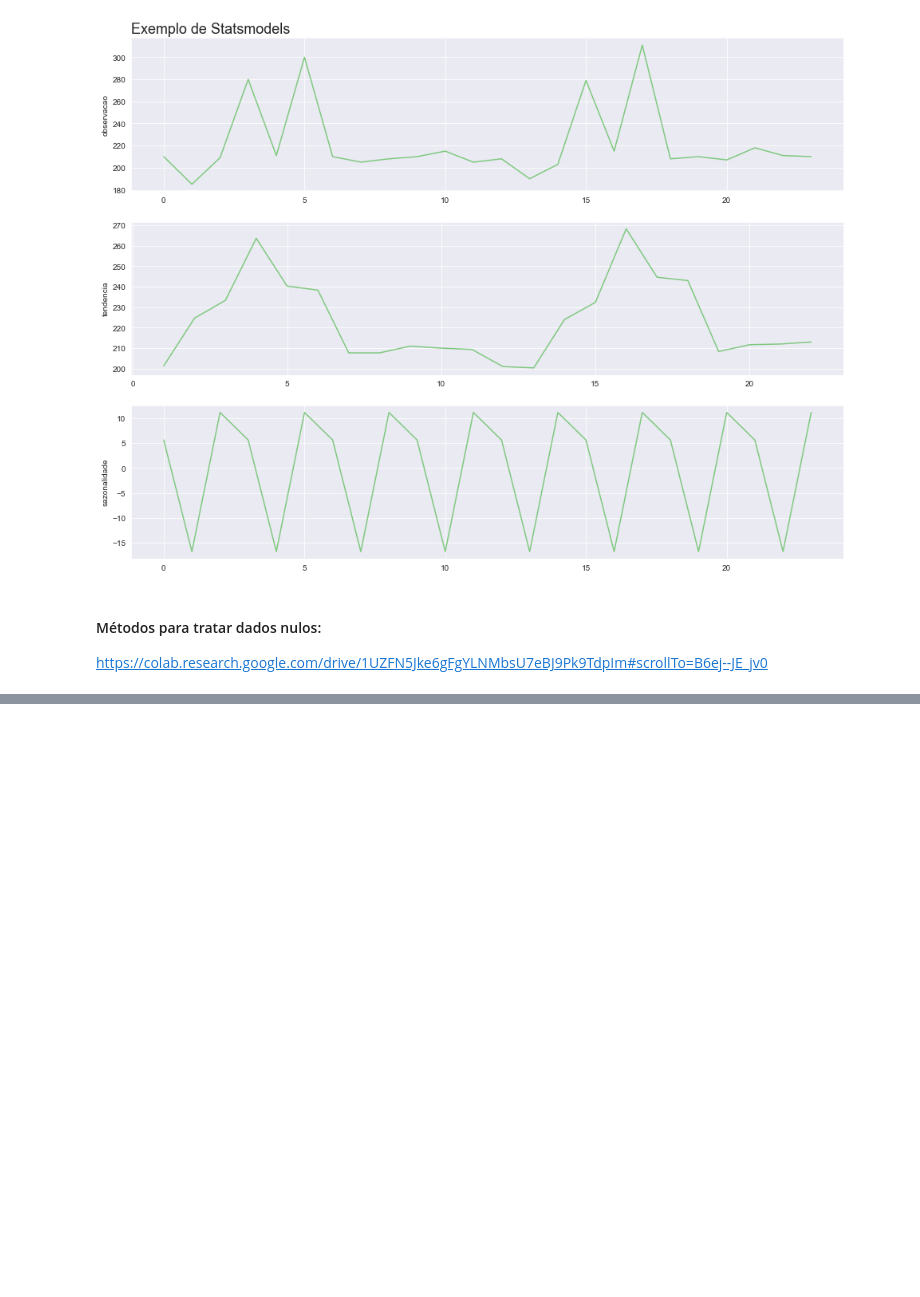
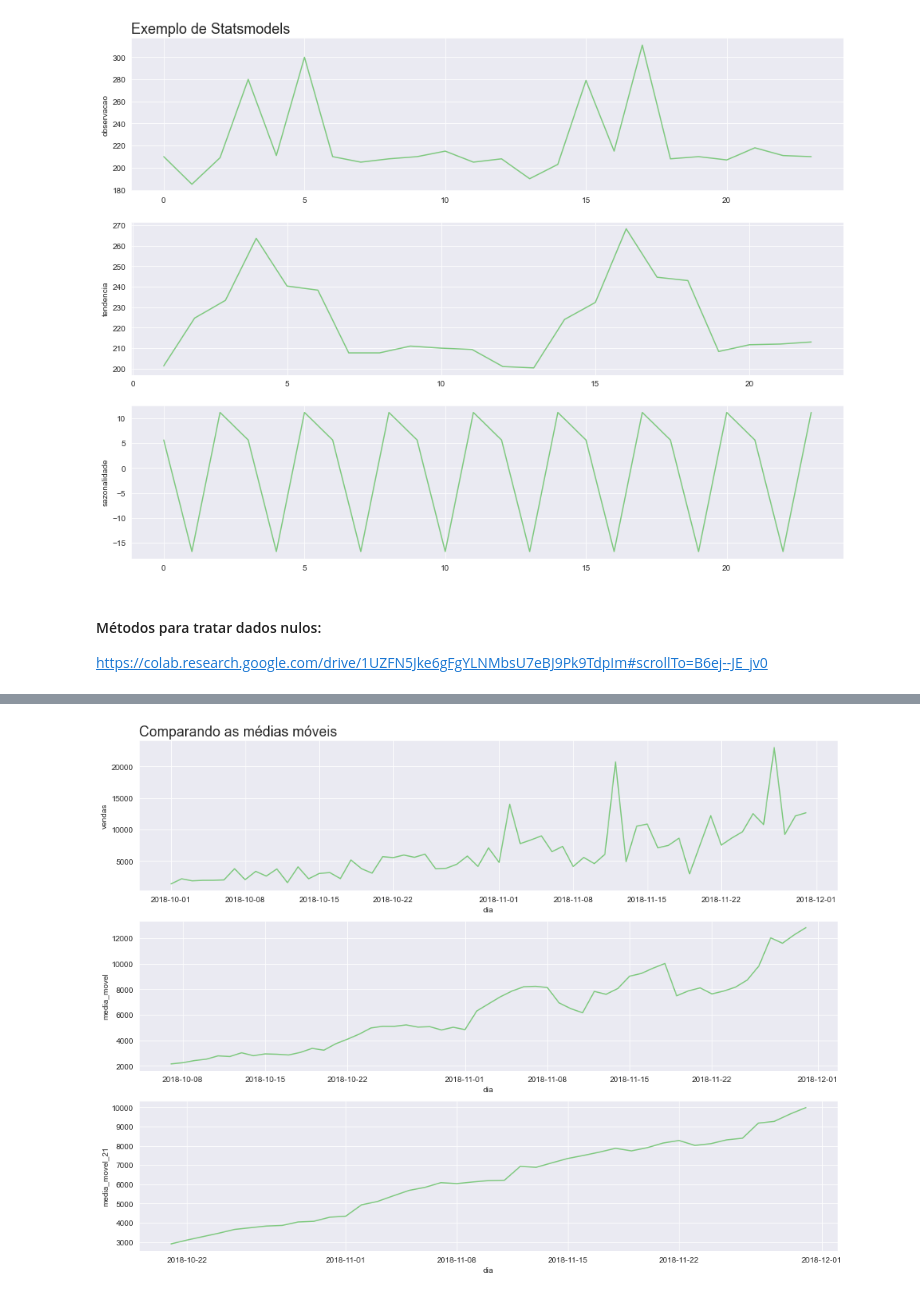
Before and after one commit to arturaraujo614/SeriesTemporais, a Jupyter notebook: SeriesTemporais.ipynb, the cells around one changed output, grey strips where cells are left out. Saved outputs shown, nothing was run; the diff lists cells and outputs as text; code cells hidden in the pictures; blank space fills up the shorter version.

```diff
--- a/SeriesTemporais.ipynb
+++ b/SeriesTemporais.ipynb
@@ -377,0 +426,4 @@ https://colab.research.google.com/drive/1UZFN5Jke6gFgYLNMbsU7eBJ9Pk9TdpIm#scroll
+# %%
+plot_comparacao('dia', 'vendas', 'media_movel', 'media_movel_21', alucel, 'Comparando as médias móveis')
+# %% [output]
+[figure, added]
```
Also changed, not shown: parts of 13 cells of this notebook.
